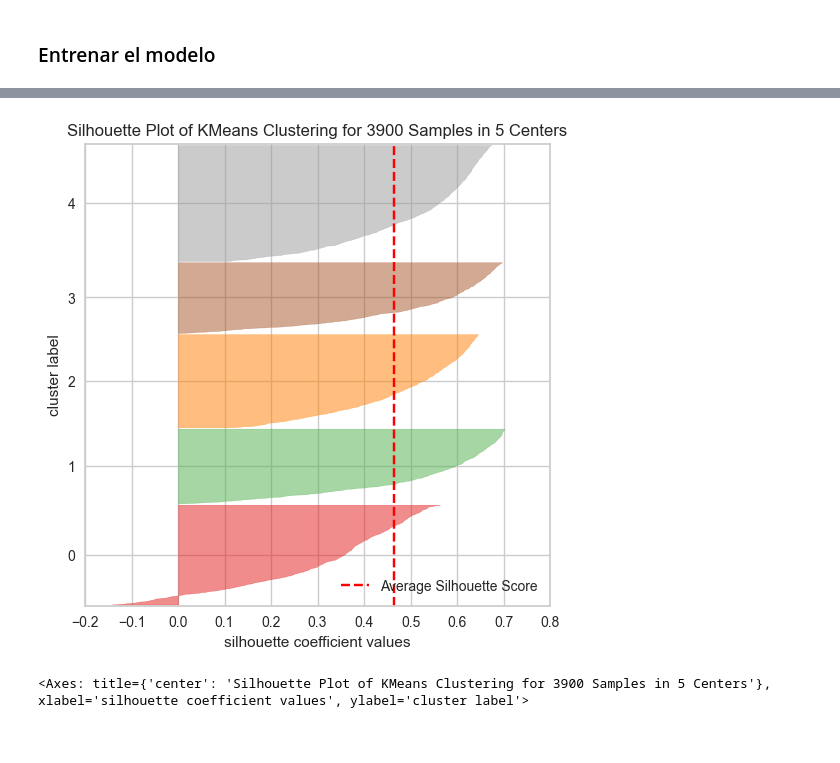
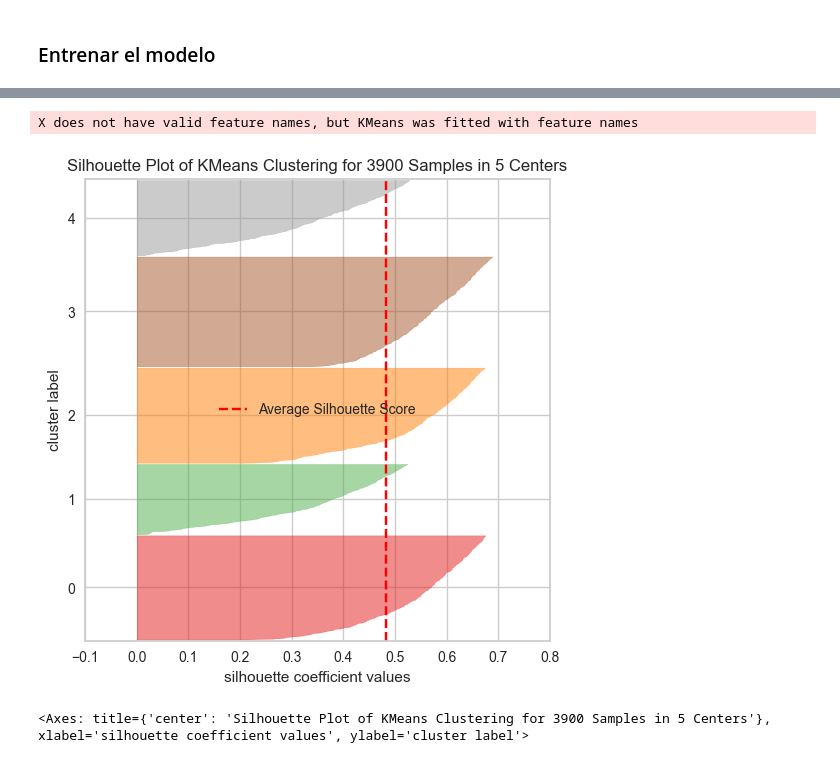
Before and after one commit to RalphNM1/InteligenciaArtificial, a Jupyter notebook: Ejercicios/Clustering/Clustering.ipynb, the cells around one changed output, grey strips where cells are left out. Cells and saved outputs as stored; diff of their text form; code cells hidden in the pictures.

```diff
--- a/Ejercicios/Clustering/Clustering.ipynb
+++ b/Ejercicios/Clustering/Clustering.ipynb
@@ -114,0 +99,17 @@ df_c =pd.DataFrame(scaler.fit_transform(df_),columns=df_.columns)
+# %%
+from sklearn.preprocessing import LabelEncoder, StandardScaler
+import pandas as pd
+
+# Inicializar el LabelEncoder y el StandardScaler
+label_encoder = LabelEncoder()
+scaler = StandardScaler()
+
+# Codificar 'Genero' y normalizar las columnas relevantes
+df['Genero'] = label_encoder.fit_transform(df['Genero'])
+df_reducido = df[['Edad', 'Genero', 'Compras anteriores']]
+
+# Normalizar las columnas seleccionadas
+df_reducido[['Edad', 'Genero', 'Compras anteriores']] = scaler.fit_transform(df_reducido[['Edad', 'Genero', 'Compras anteriores']])
+
+# Mostrar el DataFrame reducido con los cambios
+df_reducido
@@ -114,0 +134,5 @@ df_c =pd.DataFrame(scaler.fit_transform(df_),columns=df_.columns)
+# %%
+kmeans = KMeans(n_clusters=4, random_state=42, init='k-means++', n_init=10)
+df_reducido['Cluster'] = kmeans.fit_predict(df_reducido)
+
+df_reducido
@@ -115,11 +187,6 @@ df_c =pd.DataFrame(scaler.fit_transform(df_),columns=df_.columns)
 # %% [markdown]
 ### Método Elbow
 # %%
-
-
-from yellowbrick.cluster import KElbowVisualizer
-from sklearn.cluster import KMeans
-
 # Crear el modelo K-Means
 model = KMeans(init='k-means++', random_state=42)
 
@@ -127,6 +194,6 @@ model = KMeans(init='k-means++', random_state=42)
 visualizer = KElbowVisualizer(model, k=(2,10), metric='distortion', timings=False)
 
 # Ajustar y mostrar el gráfico
-visualizer.fit(df_c)
+visualizer.fit(df_reducido)
 visualizer.show()
 # %% [output]
@@ -189,17 +204,16 @@ plt.show()
 # %%
 
-from yellowbrick.cluster import SilhouetteVisualizer
-import matplotlib.pyplot as plt
 
 # Entrenar modelo con k=3
 kmeans = KMeans(n_clusters=5, random_state=42, init='k-means++')
-df_cls = kmeans.fit_predict(df_d)
+df_cls = kmeans.fit_predict(df_reducido)
 
 # Visualizar la silueta
 fig, ax = plt.subplots(figsize=(6,6))
 visualizer = SilhouetteVisualizer(kmeans, ax=ax)
-visualizer.fit(df_d)
+visualizer.fit(df_reducido)
 visualizer.show()
 # %% [output]
+X does not have valid feature names, but KMeans was fitted with feature names
-[figure, old version]
+[figure, new version]
-<Axes: title={'center': 'Silhouette Plot of KMeans Clustering for 3900 Samples in 5 Centers'}, xlabel='silhouette coefficient values', ylabel='cluster label'>
+<Axes: title={'center': 'Silhouette Plot of KMeans Clustering for 3900 Samples in 5 Centers'}, xlabel='silhouette coefficient values', ylabel='cluster label'>
```
Also changed, not shown: parts of 9 cells of this notebook.
